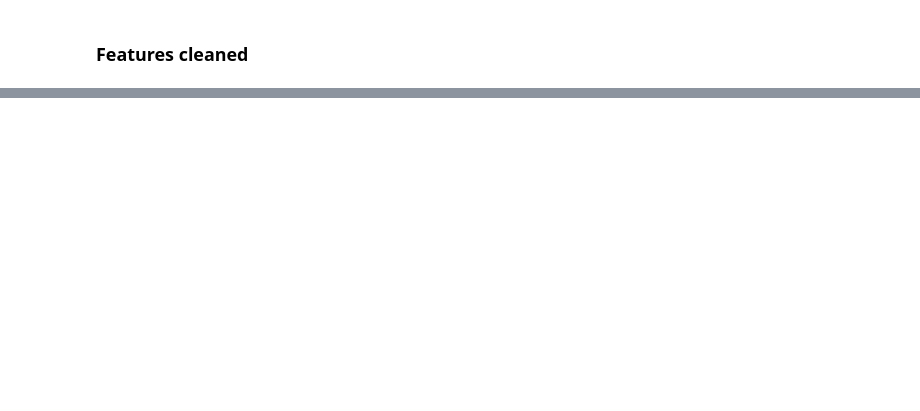
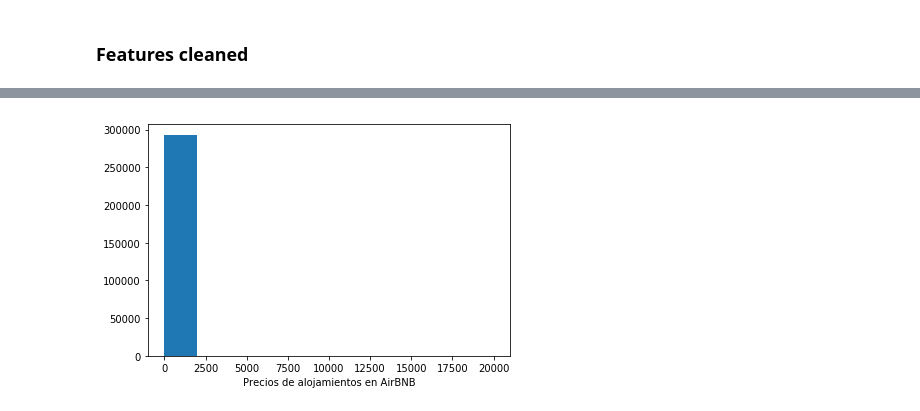
Before and after one commit to guiruha/TFMAirBNB, a Jupyter notebook: Presentación kick off Proyecto TFM Airbnb.ipynb, the cells around one changed output, grey strips where cells are left out. Saved outputs shown, nothing was run; the diff lists cells and outputs as text; code cells hidden in the pictures; blank space fills up the shorter version.

```diff
--- a/Presentación kick off Proyecto TFM Airbnb.ipynb
+++ b/Presentación kick off Proyecto TFM Airbnb.ipynb
@@ -48,0 +378,7 @@ Index(['id', 'scrape_id', 'last_scraped', 'name', 'summary', 'space',
+# %%
+fig, ax = plt.subplots(1, 1)
+ax.hist(df['price'])
+plt.xlabel('Precios de alojamientos en AirBNB')
+plt.tight_layout()
+# %% [output]
+[figure, added]
```
Also changed, not shown: parts of 38 cells of this notebook, 1 other file.
